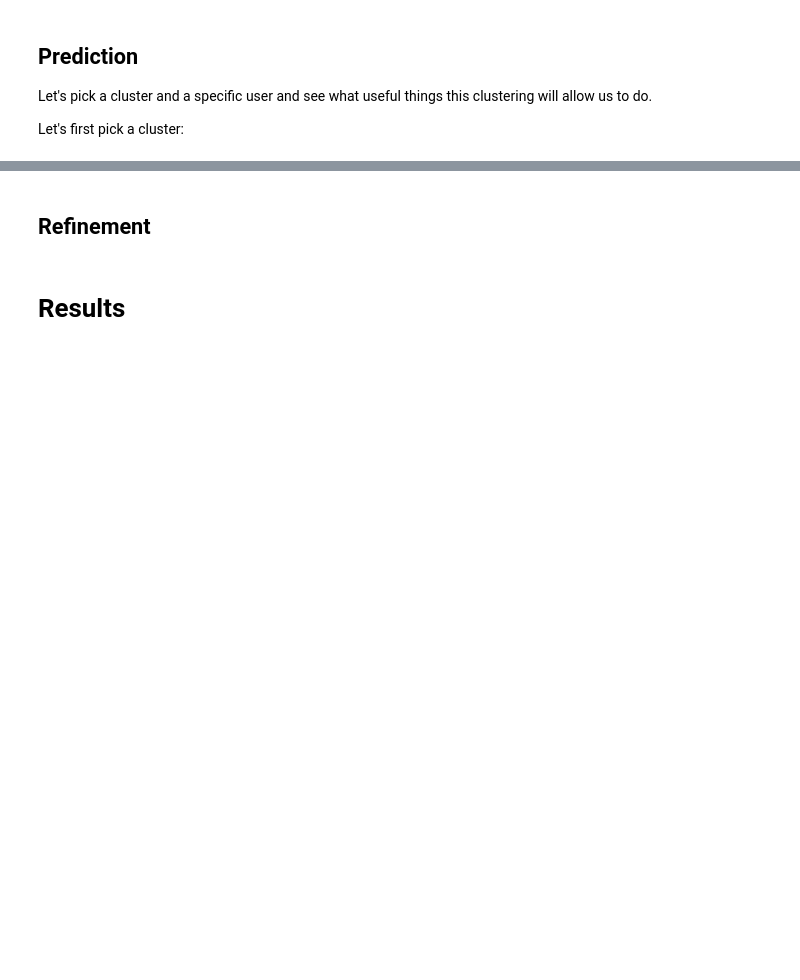
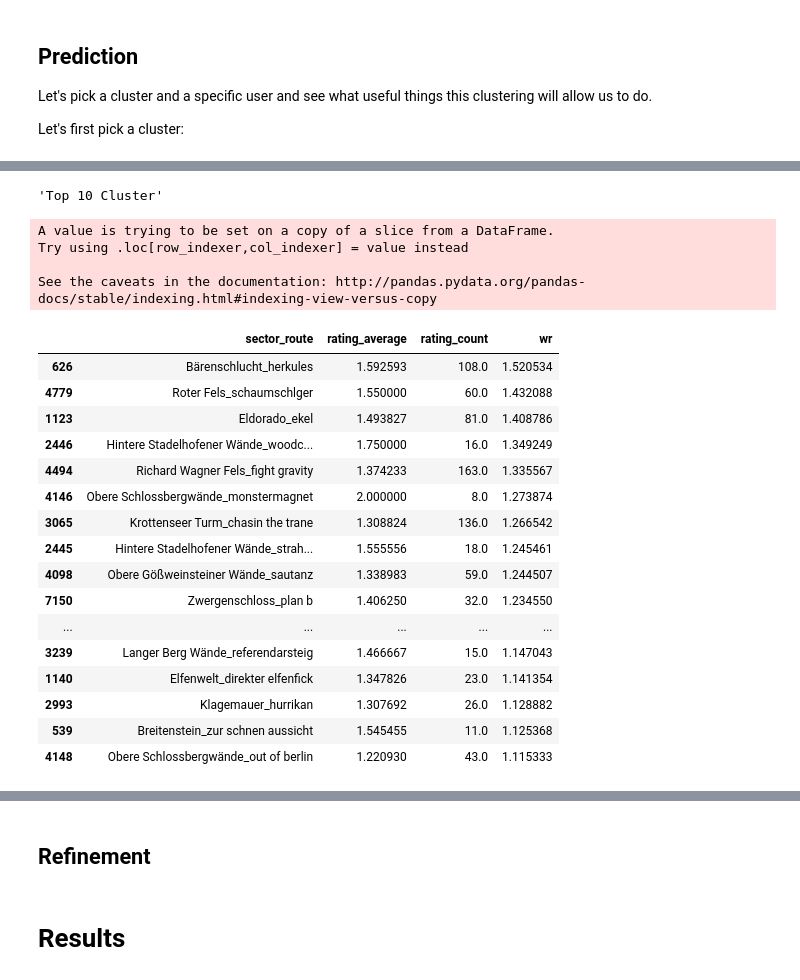
Before and after one commit to killakalle/8anu_Exploration, a Jupyter notebook: 8anu_Exploration.ipynb, the cells around one changed output, grey strips where cells are left out. Drawn from its saved outputs; the diff is of its cells as text; code cells hidden in the pictures; blank space fills up the shorter version.

```diff
--- a/8anu_Exploration.ipynb
+++ b/8anu_Exploration.ipynb
@@ -853,0 +960,16 @@ def cluster_membership(clusterd, user_id):
+# %%
+def cluster_avg_count(cluster):
+    '''Given a cluster, calculate each route's avg rating and count of ratings. '''
+
+    df = pd.DataFrame()
+    df['sector_route'] = cluster.columns
+
+    for i, row in df.iterrows():
+        rating_average = cluster[row['sector_route']].mean()
+        rating_count = cluster[row['sector_route']].count()
+        df.at[i,'rating_average'] = rating_average
+        df.at[i,'rating_count'] = rating_count
+
+    return df
+
+# cluster_avg_count(cluster).head(3)
@@ -853,0 +1068,3 @@ def cluster_membership(clusterd, user_id):
+# %%
+cluster = get_cluster(clustered, random_cluster_number)
+cluster.tail(10)
@@ -853,0 +1085,26 @@ def cluster_membership(clusterd, user_id):
+# %%
+f'Top 10 Cluster'
+top_n_routes_cluster(cluster, 25)
+# %% [output]
+'Top 10 Cluster'
+A value is trying to be set on a copy of a slice from a DataFrame.
+Try using .loc[row_indexer,col_indexer] = value instead
+
+See the caveats in the documentation: http://pandas.pydata.org/pandas-docs/stable/indexing.html#indexing-view-versus-copy
+|  | sector_route | rating_average | rating_count | wr |
+| 626 | Bärenschlucht_herkules | 1.592593 | 108.0 | 1.520534 |
+| 4779 | Roter Fels_schaumschlger | 1.550000 | 60.0 | 1.432088 |
+| 1123 | Eldorado_ekel | 1.493827 | 81.0 | 1.408786 |
+| 2446 | Hintere Stadelhofener Wände_woodc... | 1.750000 | 16.0 | 1.349249 |
+| 4494 | Richard Wagner Fels_fight gravity | 1.374233 | 163.0 | 1.335567 |
+| 4146 | Obere Schlossbergwände_monstermagnet | 2.000000 | 8.0 | 1.273874 |
+| 3065 | Krottenseer Turm_chasin the trane | 1.308824 | 136.0 | 1.266542 |
+| 2445 | Hintere Stadelhofener Wände_strah... | 1.555556 | 18.0 | 1.245461 |
+| 4098 | Obere Gößweinsteiner Wände_sautanz | 1.338983 | 59.0 | 1.244507 |
+| 7150 | Zwergenschloss_plan b | 1.406250 | 32.0 | 1.234550 |
+| ... | ... | ... | ... | ... |
+| 3239 | Langer Berg Wände_referendarsteig | 1.466667 | 15.0 | 1.147043 |
+| 1140 | Elfenwelt_direkter elfenfick | 1.347826 | 23.0 | 1.141354 |
+| 2993 | Klagemauer_hurrikan | 1.307692 | 26.0 | 1.128882 |
+| 539 | Breitenstein_zur schnen aussicht | 1.545455 | 11.0 | 1.125368 |
+| 4148 | Obere Schlossbergwände_out of berlin | 1.220930 | 43.0 | 1.115333 |
```
Also changed, not shown: parts of 46 cells of this notebook.
